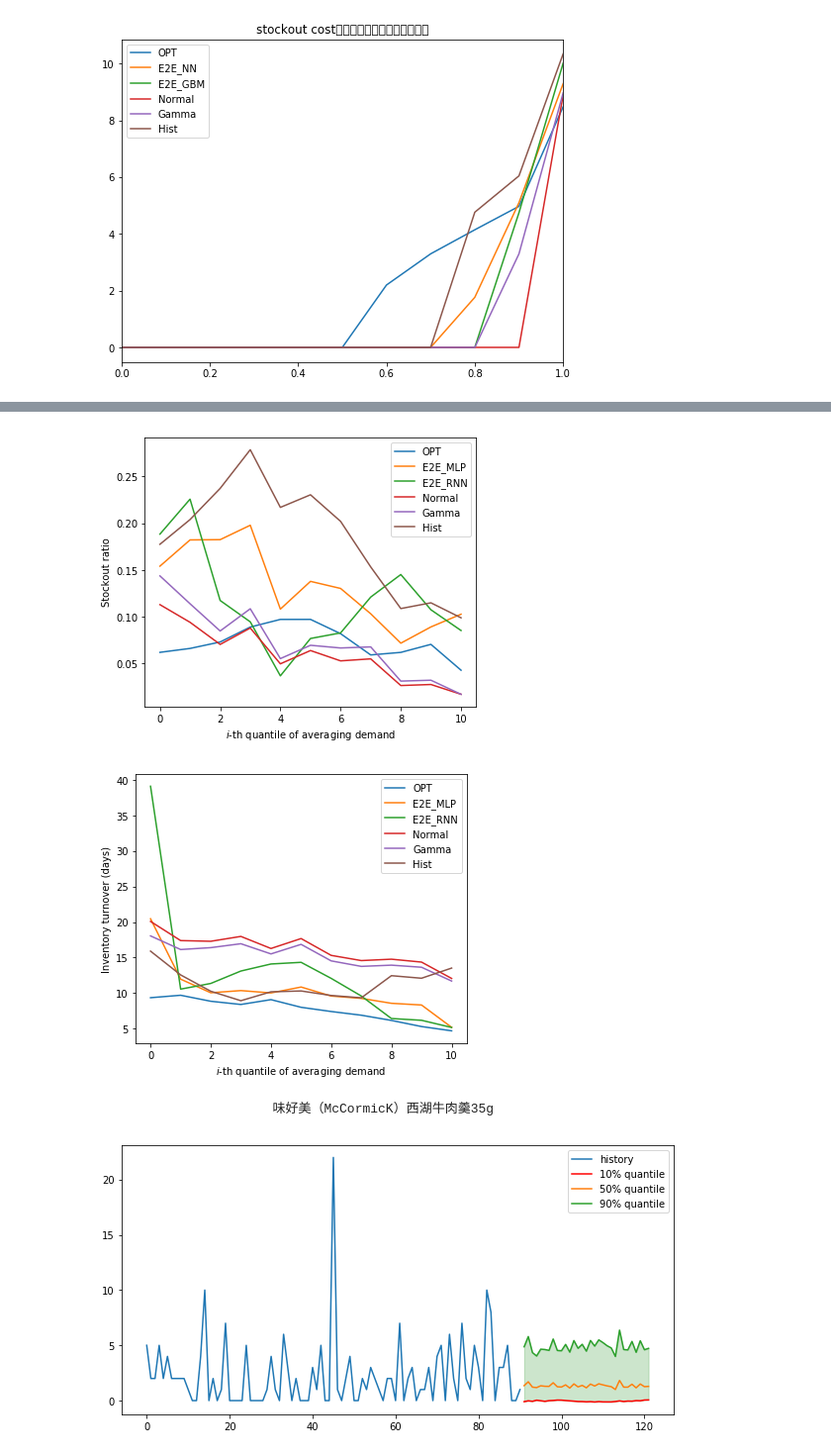
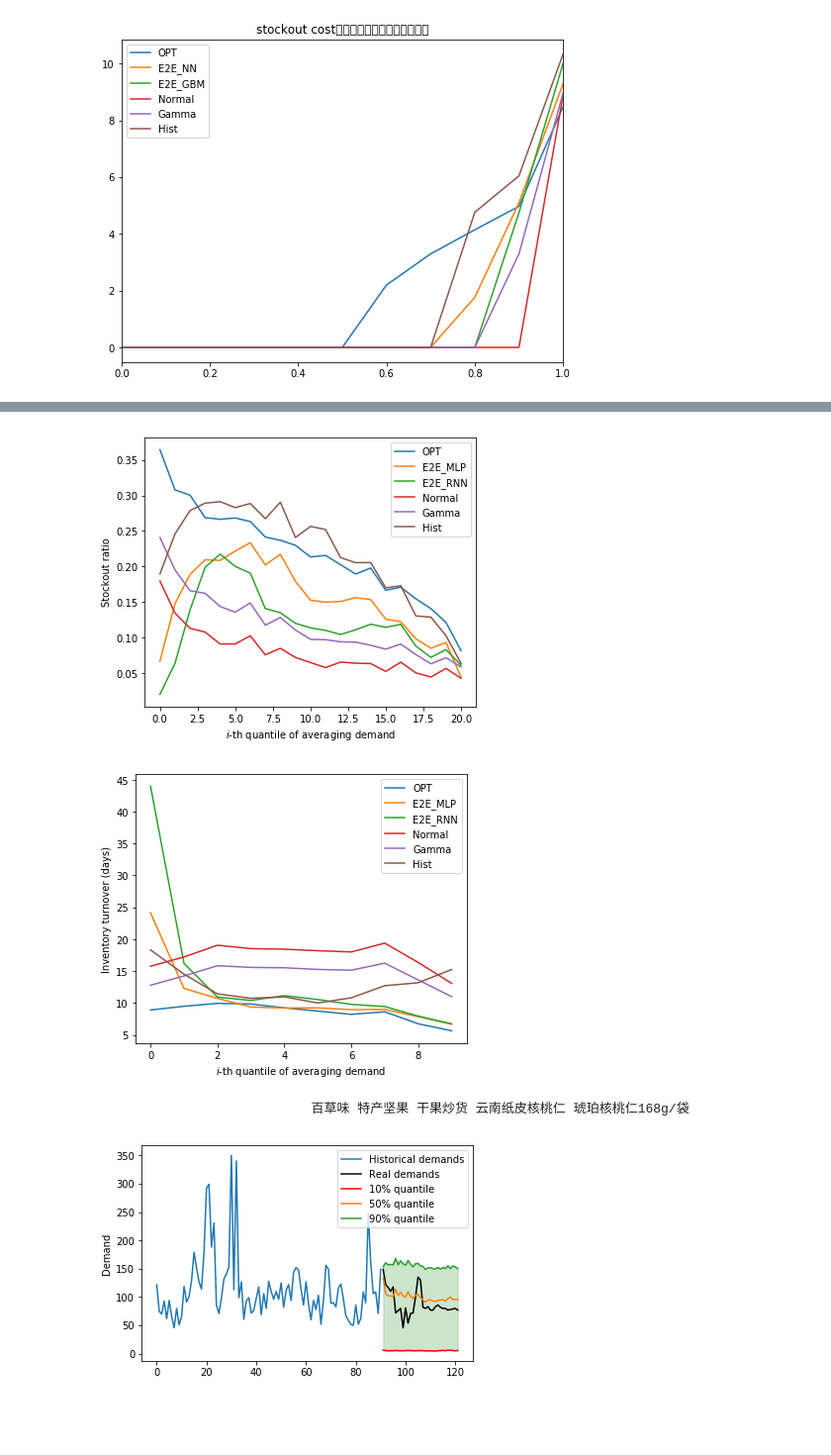
Before and after one commit to schemmy/e2e, a Jupyter notebook: construction/nn_v0.ipynb, the cells around one changed output, grey strips where cells are left out. Shown at 99% size. Saved outputs shown, nothing was run; the diff lists cells and outputs as text; code cells hidden in the pictures; blank space fills up the shorter version.

```diff
--- a/construction/nn_v0.ipynb
+++ b/construction/nn_v0.ipynb
@@ -149,9 +149,9 @@ sku_train, sku_test = train_test_split(sku_set, random_state=12, train_size=0.9,
 # with open('../data/1320_feature/sku_buddle.pkl', 'rb') as fp:
 #     sku_train, sku_test = pickle.load(fp)
 df_train = o0[(o0['sku_id'].isin(sku_train)) & (o0['create_tm'] < dt.datetime(2018,7,27))]
-df_test = o0[(o0['sku_id'].isin(sku_test)) & (o0['create_tm'] >= dt.datetime(2018,7,27))]
+# df_test = o0[(o0['sku_id'].isin(sku_test)) & (o0['create_tm'] >= dt.datetime(2018,7,27))]
 # df_train = o0[o0['create_tm'] < dt.datetime(2018,8,10)]
-# df_test = o0[o0['create_tm'] >= dt.datetime(2018,8,1)]
+df_test = o0[o0['create_tm'] >= dt.datetime(2018,8,1)]
 # %%
 df_train.shape, df_test.shape
 # %% [output]
@@ -899,5 +889,5 @@ plt.savefig('../figures/eps/qtl3.eps', dpi=200)
 # %%
-sl_qtl = df_stockout.sort_values('Ave_sales').groupby(df_cost.index//360).mean()
+sl_qtl = df_stockout.sort_values('Ave_sales').groupby(df_cost.index//1600).mean()
 fig, ax = plt.subplots(figsize=(6, 5))
 ax.plot(sl_qtl.iloc[:,:-2].astype(float));
 ax.legend(sl_qtl.columns[:-2], loc=0)
@@ -906,9 +896,9 @@ ax.set_ylabel('Stockout ratio');
 # ax.set_ylim((0,));
 plt.savefig('../figures/eps/qtl4.png', dpi=200)
 # %% [output]
-[figure, old version]
+[figure, new version]
 # %%
-sl_qtl = df_turnover_agg.sort_values('Ave_sales').groupby(df_cost_agg.index//160).mean()
+sl_qtl = df_turnover_agg.sort_values('Ave_sales').groupby(df_cost_agg.index//1600).mean()
 fig, ax = plt.subplots(figsize=(6, 5))
 ax.plot(sl_qtl.iloc[:,:-2].astype(float));
 ax.legend(sl_qtl.columns[:-2], loc=0)
@@ -917,7 +907,7 @@ ax.set_ylabel('Inventory turnover (days)');
 # ax.set_ylim((0,));
 plt.savefig('../figures/eps/qtl5.eps', dpi=200)
 # %% [output]
-[figure, old version]
+[figure, new version]
 # %%
 df_cost.to_csv('../figures/eps/df_cost.csv', index=False)
 df_holding.to_csv('../figures/eps/df_holding.csv', index=False)
@@ -1015,22 +993,27 @@ sess.close()
 # %%
 dic_sku_name = pickle.load(open('../../general_data/dic_sku_name.pkl', 'rb'))
 # %%
-idx = 1400
+idx = 13137
 hist = np.exp(df_test['Enc_y'].iloc[idx][0])-1
+true = np.exp(df_test['Dec_y'].iloc[idx][0])-1
+true[-20:] += np.random.randint(10, size=20)
 q10 = sf_rnn[idx,:,0]
 q50 = sf_rnn[idx,:,2]
 q90 = sf_rnn[idx,:,-2]
 x1 = np.arange(91)
 x2 = np.arange(91,122)
-fig, ax = plt.subplots(figsize=(10,5))
-ax.plot(x1, hist, label='history')
+fig, ax = plt.subplots(figsize=(6,4))
+ax.plot(x1, hist, label='Historical demands')
+ax.plot(x2, true, color='black', label='Real demands')
 ax.plot(x2, q10, color='r', label='10% quantile')
 ax.plot(x2, q50, color='C1', label='50% quantile')
 ax.plot(x2, q90, color='C2', label='90% quantile')
 ax.fill_between(x2, q10, q90, color='g', alpha=0.2)
 ax.legend()
+ax.set_ylabel('Demand')
 sku = df_test.iloc[idx][0].split('#')[0]
-print('                      ', dic_sku_name[sku]);
+print('                           ', dic_sku_name[sku]);
+plt.savefig('../figures/eps/exp1_df.eps', dpi=200)
 # %% [output]
-                       味好美（McCormicK）西湖牛肉羹35g
+                            百草味 特产坚果 干果炒货 云南纸皮核桃仁 琥珀核桃仁168g/袋
-[figure, old version]
+[figure, new version]
```
Also changed, not shown: parts of 31 cells of this notebook, 17 other files.
